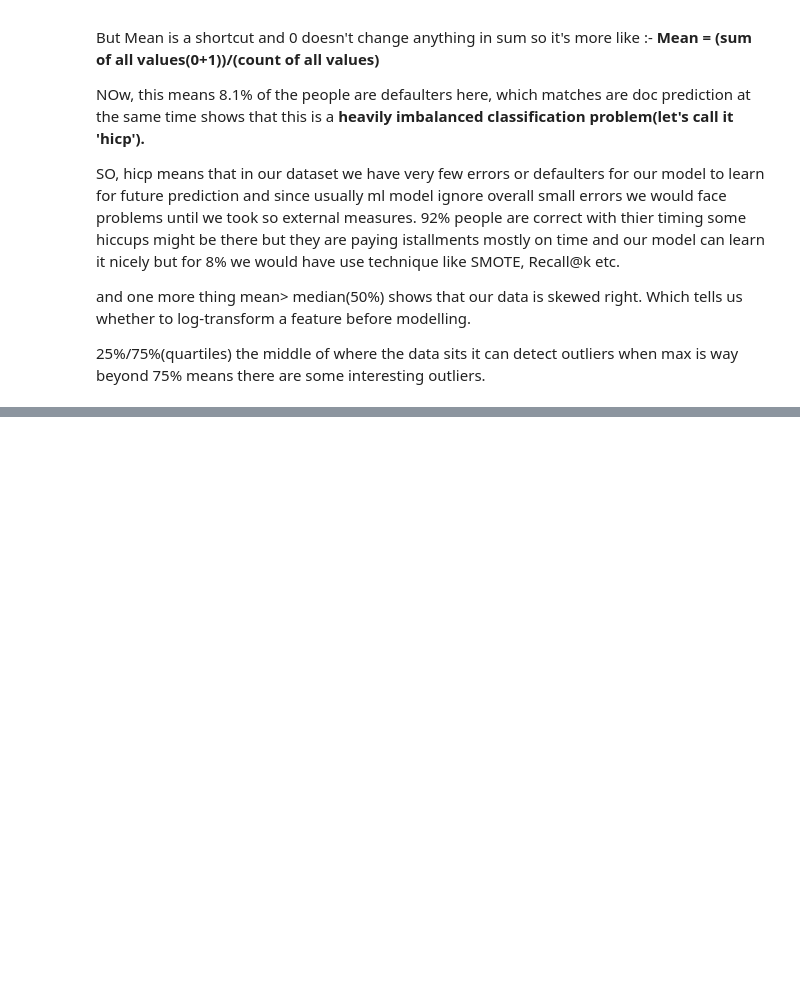
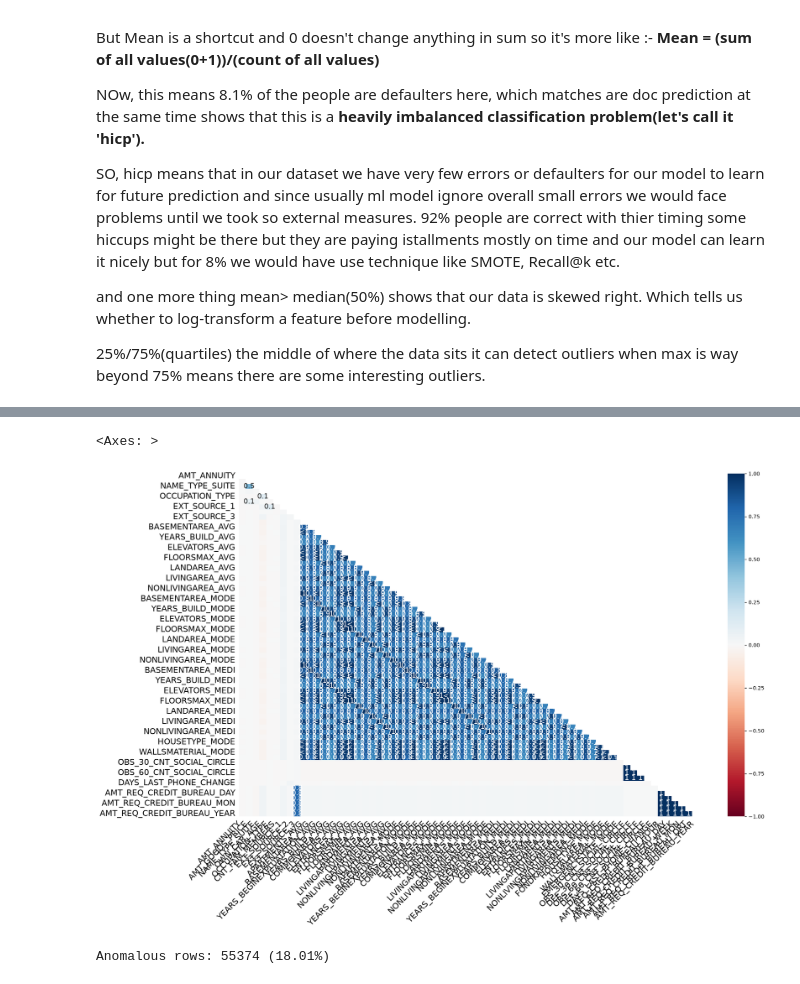
Before and after one commit to Swarnim-Singh-byte/LoanLens, a Jupyter notebook: notebooks/eda_notebook1.ipynb, the cells around one changed output, grey strips where cells are left out. Cells and saved outputs as stored; diff of their text form; code cells hidden in the pictures; blank space fills up the shorter version.

```diff
--- a/notebooks/eda_notebook1.ipynb
+++ b/notebooks/eda_notebook1.ipynb
@@ -132,0 +370,11 @@ and one more thing mean> median(50%) shows that our data is skewed right. Which
+# %%
+import missingno as msno
+msno.heatmap(df)
+# %% [output]
+<Axes: >
+[figure, added]
+# %%
+anomaly_count = (df['DAYS_EMPLOYED'] == 365243).sum()
+print(f"Anomalous rows: {anomaly_count} ({anomaly_count/len(df)*100:.2f}%)")
+# %% [output]
+Anomalous rows: 55374 (18.01%)
```
Also changed, not shown: parts of 19 cells of this notebook.
